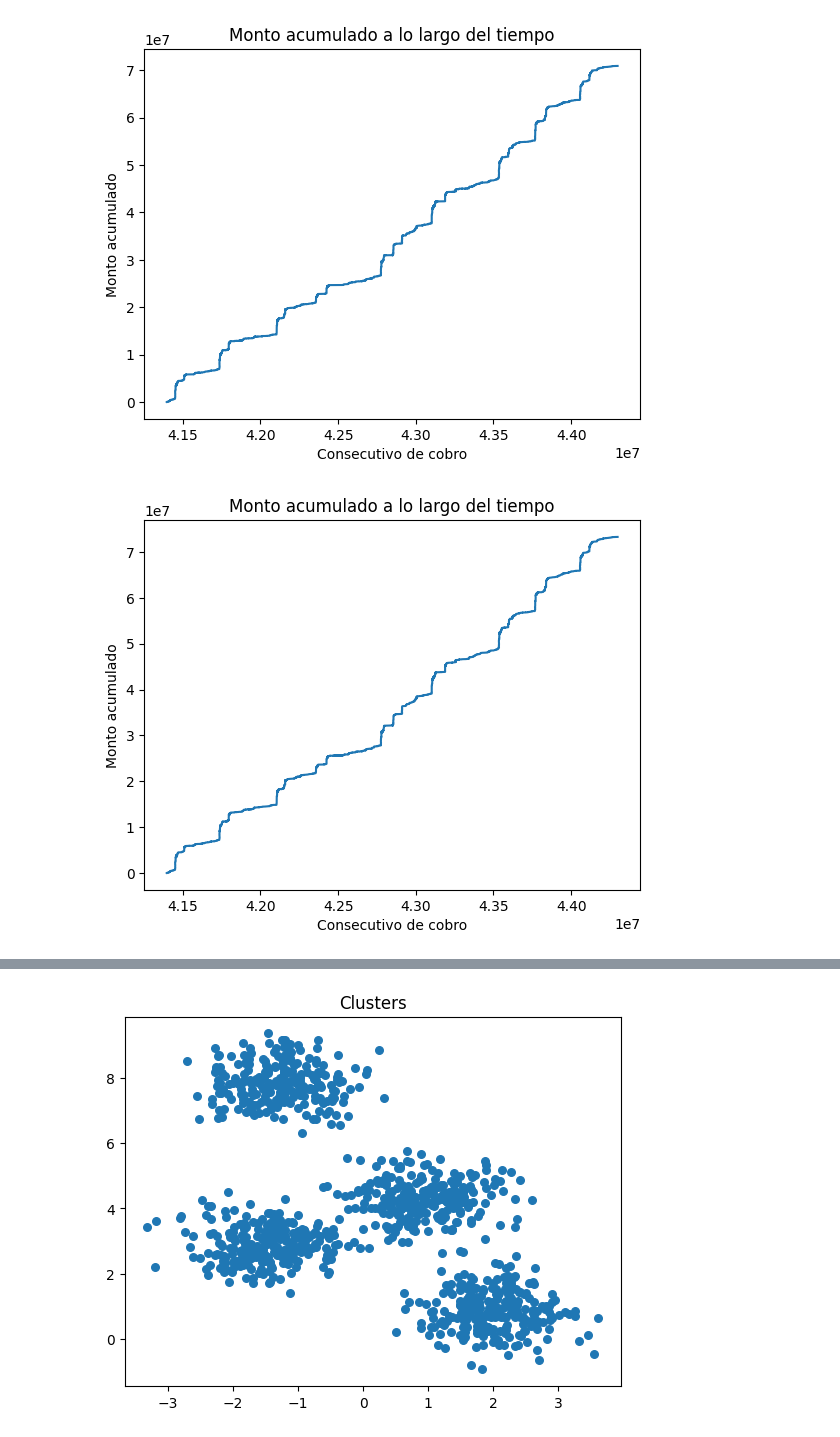
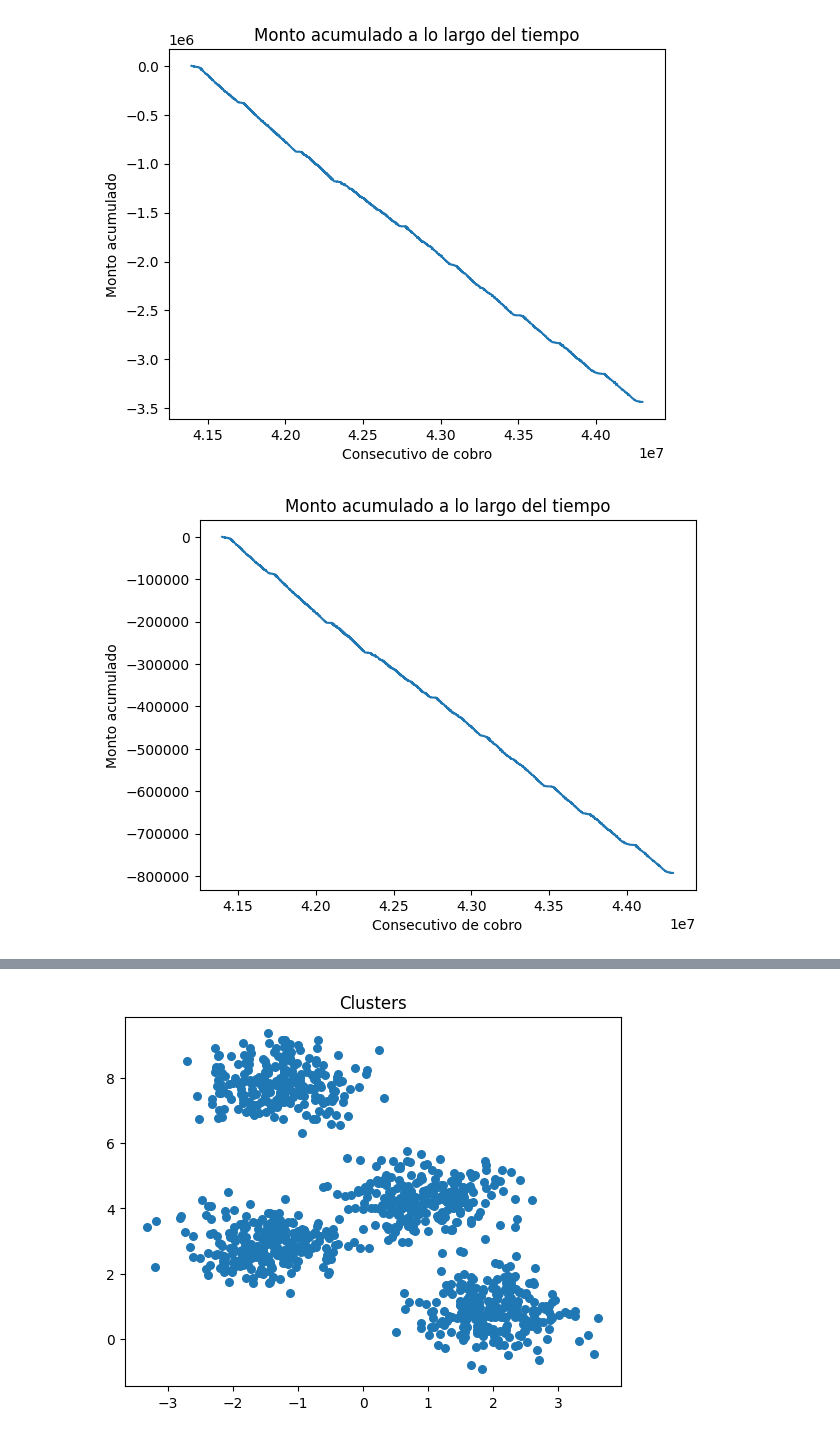
Before and after one commit to FelixStaff/Credifiel, a Jupyter notebook: acumulated.ipynb, the cells around one changed output, grey strips where cells are left out. Drawn from its saved outputs; the diff is of its cells as text; code cells hidden in the pictures.

```diff
--- a/acumulated.ipynb
+++ b/acumulated.ipynb
@@ -12,7 +13,8 @@ history = [0]
 for i in tqdm(range(len(df))):
     # Haz el valor acumulado de la variable montoCobrado
     # y añade el resultado a la lista history
-    history.append(history[i] + df['montoCobrado'][i] - 1.5)
+    chose = random.randint(0, 1)
+    history.append(history[-1] - 1.5 * chose - 1.75 * (1 - chose))
 # Añade la lista history como una nueva columna al dataframe df
 # %%
 # Visualizar el cada 100 valores
@@ -22,23 +24,23 @@ plt.ylabel('Monto acumulado')
 plt.title('Monto acumulado a lo largo del tiempo')
 plt.show()
 # %% [output]
-[figure, old version]
+[figure, new version]
 # %%
 # ahora lo mismo pero la resta 1.5 esta multiplicada por un valor aleatorio entre 0 y 1 y luego por un valor entero entre 0 y 1
 history2 = [0]
 for i in tqdm(range(len(df))):
     # Haz el valor acumulado de la variable montoCobrado
     # y añade el resultado a la lista history
-    history2.append(history2[i] + df['montoCobrado'][i] - 1.5 * np.random.rand() * np.random.randint(0, 2))
+    history2.append(history2[i] - 1.5 * np.random.rand() * np.random.randint(0, 2))
 # Añade la lista history como una nueva columna al dataframe df
 # Visualizar el cada 100 valores
 plt.plot(df['consecutivoCobro'][::100], history2[::100])
 plt.xlabel('Consecutivo de cobro')
 plt.ylabel('Monto acumulado')
 plt.title('Monto acumulado a lo largo del tiempo')
 plt.show()
 # %% [output]
-[figure, old version]
+[figure, new version]
 # %%
 # Comparar los dos graficos
 plt.plot(df['consecutivoCobro'][::100], history[::100], label='Sin aleatoriedad')
```
Also changed, not shown: parts of 12 cells of this notebook, 4 other files.
